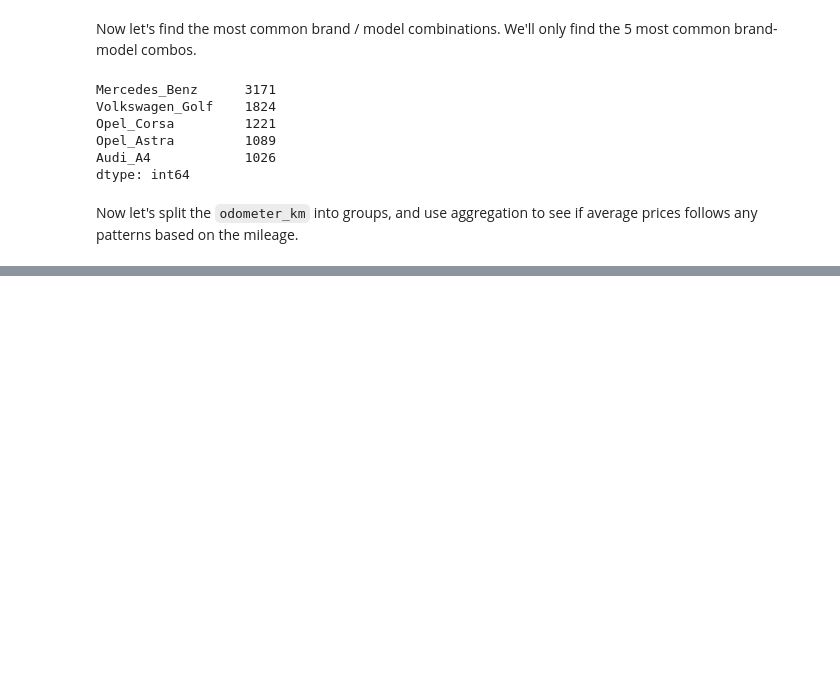
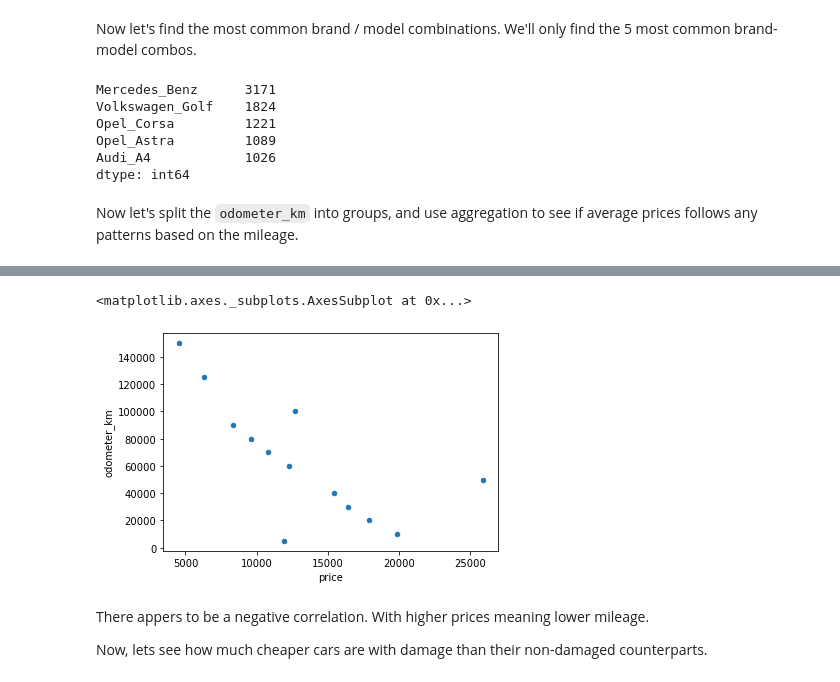
Before and after one commit to ABZ-Aaron/EbayCars-Analysis, a Jupyter notebook: Basics.ipynb, the cells around one changed output, grey strips where cells are left out. Cells and saved outputs as stored; diff of their text form; code cells hidden in the pictures; blank space fills up the shorter version.

```diff
--- a/Basics.ipynb
+++ b/Basics.ipynb
@@ -774,0 +787,12 @@ Now let's split the `odometer_km` into groups, and use aggregation to see if ave
+# %%
+km_groups = autos['odometer_km'].unique()
+# %%
+km = dict()
+
+for value in km_groups:
+
+    mean = autos[autos['odometer_km'] == value]['price'].mean()
+    km[value] = mean
+
+km_df = pd.DataFrame(km.items(), columns = ['odometer_km', 'price'])
+km_df
@@ -775 +814,10 @@ Now let's split the `odometer_km` into groups, and use aggregation to see if ave
+# %%
+km_df.plot.scatter('price', 'odometer_km')
+# %% [output]
+<matplotlib.axes._subplots.AxesSubplot at 0x...>
+[figure, added]
+# %% [markdown]
+There appers to be a negative correlation. With higher prices meaning lower mileage.
+
+Now, lets see how much cheaper cars are with damage than their non-damaged counterparts.
 # %%
```
Also changed, not shown: parts of 12 cells of this notebook.
